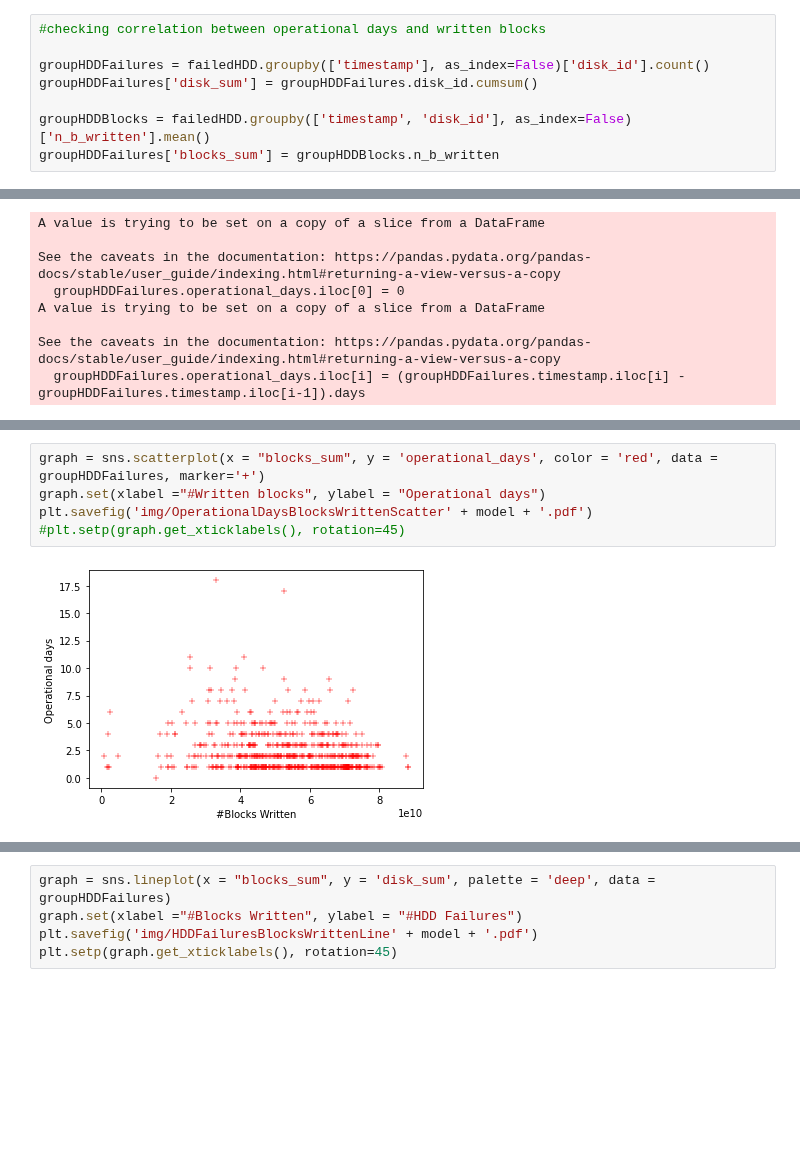
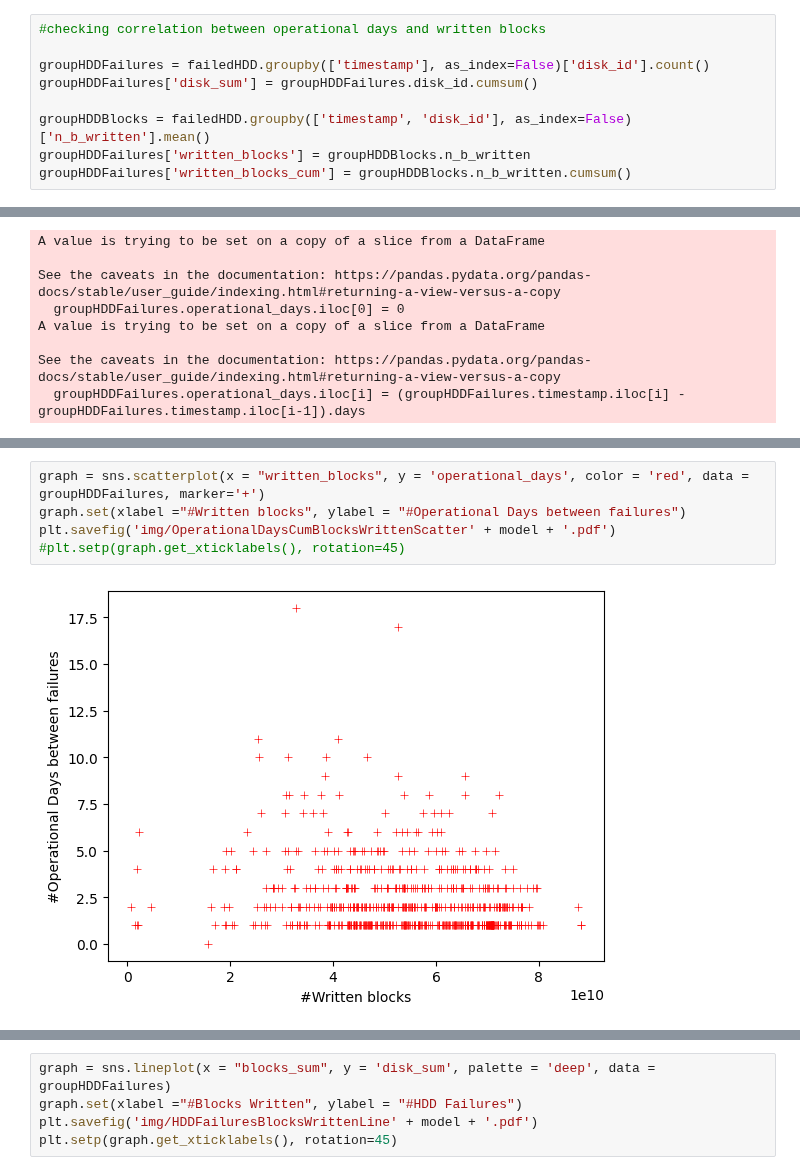
Before and after one commit to EricBorba/StorageFailurePredictor, a Jupyter notebook: WriteAnalModelHDD.ipynb, the cells around one changed output, grey strips where cells are left out. Cells and saved outputs as stored; diff of their text form; blank space fills up the shorter version.

```diff
--- a/WriteAnalModelHDD.ipynb
+++ b/WriteAnalModelHDD.ipynb
@@ -184,7 +184,8 @@ groupHDDFailures = failedHDD.groupby(['timestamp'], as_index=False)['disk_id'].c
 groupHDDFailures['disk_sum'] = groupHDDFailures.disk_id.cumsum()
 
 groupHDDBlocks = failedHDD.groupby(['timestamp', 'disk_id'], as_index=False)['n_b_written'].mean()
-groupHDDFailures['blocks_sum'] = groupHDDBlocks.n_b_written
+groupHDDFailures['written_blocks'] = groupHDDBlocks.n_b_written
+groupHDDFailures['written_blocks_cum'] = groupHDDBlocks.n_b_written.cumsum()
 # %%
 groupHDDFailures.head()
 # %% [output]
@@ -231,7 +243,7 @@ plt.savefig('img/OperationalDaysBlocksWrittenScatter' + model + '.pdf')
 # %%
-graph = sns.scatterplot(x = "blocks_sum", y = 'operational_days', color = 'red', data = groupHDDFailures, marker='+')
-graph.set(xlabel ="#Written blocks", ylabel = "Operational days")
-plt.savefig('img/OperationalDaysBlocksWrittenScatter' + model + '.pdf')
+graph = sns.scatterplot(x = "written_blocks", y = 'operational_days', color = 'red', data = groupHDDFailures, marker='+')
+graph.set(xlabel ="#Written blocks", ylabel = "#Operational Days between failures")
+plt.savefig('img/OperationalDaysCumBlocksWrittenScatter' + model + '.pdf')
 #plt.setp(graph.get_xticklabels(), rotation=45)
 # %% [output]
-[figure, old version]
+[figure, new version]
```
Also changed, not shown: parts of 10 cells of this notebook, 7 other files.
